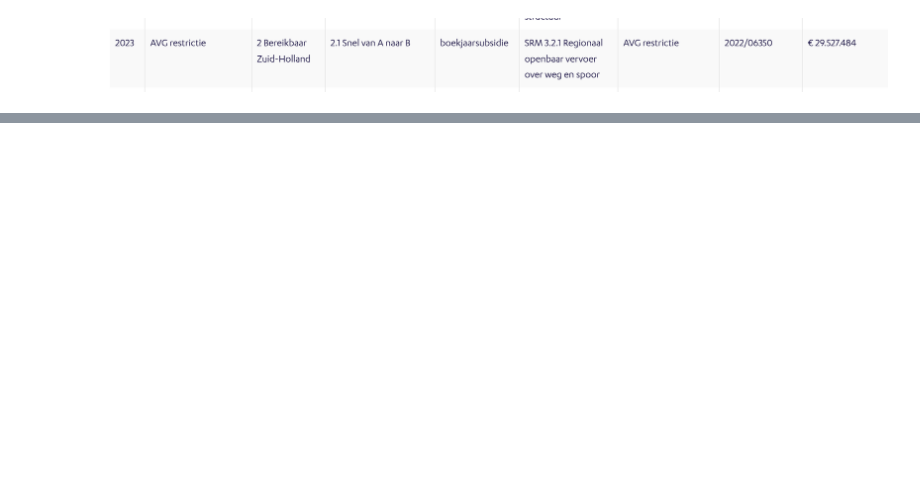
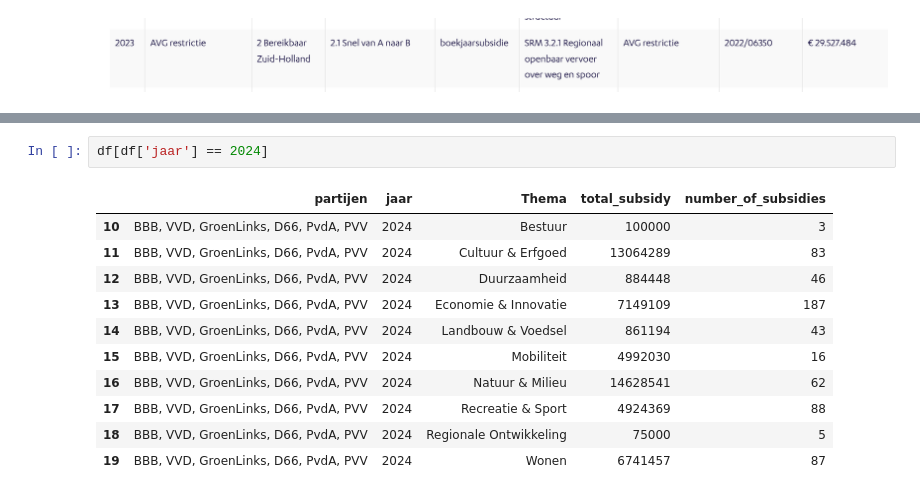
Before and after one commit to MW-88/pzh_subsidie_analyze, a Jupyter notebook: main.ipynb, the cells around one changed output, grey strips where cells are left out. Drawn from its saved outputs; the diff is of its cells as text; blank space fills up the shorter version.

```diff
--- a/main.ipynb
+++ b/main.ipynb
@@ -285,0 +456,14 @@ plt.show()
+# %%
+df[df['jaar'] == 2024]
+# %% [output]
+|  | partijen | jaar | Thema | total_subsidy | number_of_subsidies |
+| 10 | BBB, VVD, GroenLinks, D66, PvdA, PVV | 2024 | Bestuur | 100000 | 3 |
+| 11 | BBB, VVD, GroenLinks, D66, PvdA, PVV | 2024 | Cultuur & Erfgoed | 13064289 | 83 |
+| 12 | BBB, VVD, GroenLinks, D66, PvdA, PVV | 2024 | Duurzaamheid | 884448 | 46 |
+| 13 | BBB, VVD, GroenLinks, D66, PvdA, PVV | 2024 | Economie & Innovatie | 7149109 | 187 |
+| 14 | BBB, VVD, GroenLinks, D66, PvdA, PVV | 2024 | Landbouw & Voedsel | 861194 | 43 |
+| 15 | BBB, VVD, GroenLinks, D66, PvdA, PVV | 2024 | Mobiliteit | 4992030 | 16 |
+| 16 | BBB, VVD, GroenLinks, D66, PvdA, PVV | 2024 | Natuur & Milieu | 14628541 | 62 |
+| 17 | BBB, VVD, GroenLinks, D66, PvdA, PVV | 2024 | Recreatie & Sport | 4924369 | 88 |
+| 18 | BBB, VVD, GroenLinks, D66, PvdA, PVV | 2024 | Regionale Ontwikkeling | 75000 | 5 |
+| 19 | BBB, VVD, GroenLinks, D66, PvdA, PVV | 2024 | Wonen | 6741457 | 87 |
```
Also changed, not shown: parts of 18 cells of this notebook.
